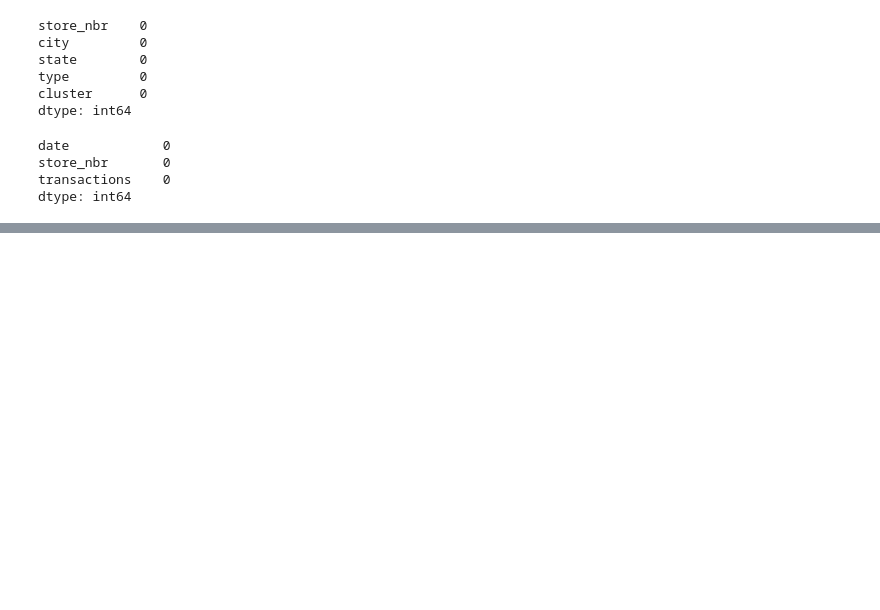
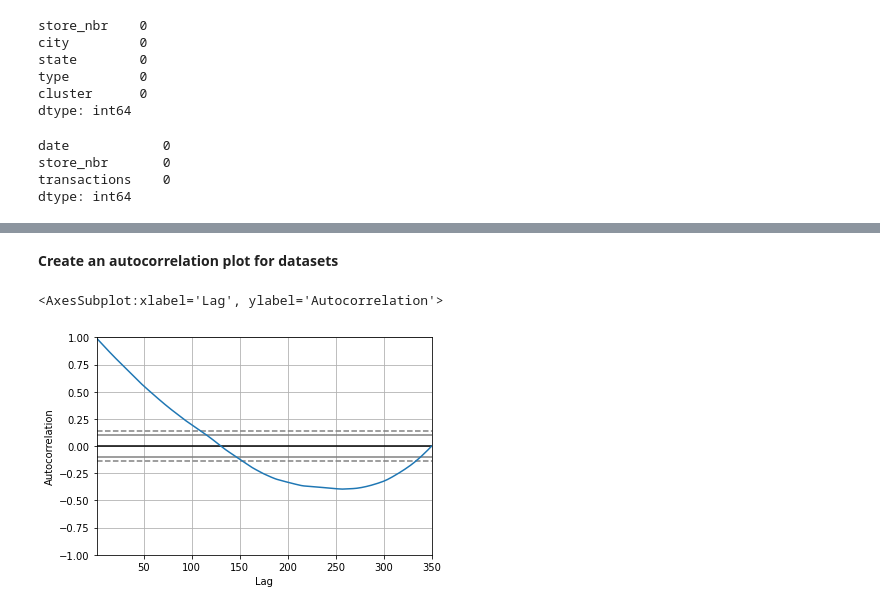
Before and after one commit to AleksandrMorozov123/Competition-on-kaggle-, a Jupyter notebook: time-series-forecasting-with-python.ipynb, the cells around one changed output, grey strips where cells are left out. Cells and saved outputs as stored; diff of their text form; code cells hidden in the pictures; blank space fills up the shorter version.

```diff
--- a/time-series-forecasting-with-python.ipynb
+++ b/time-series-forecasting-with-python.ipynb
@@ -136,0 +188,16 @@ dtype: int64
+# %% [markdown]
+**Create an autocorrelation plot for datasets**
+# %%
+# import autocorrelation plot function
+from pandas.plotting import autocorrelation_plot
+plt.figure ()
+
+# pass the autocorrelation argument and plot the values holiday
+import matplotlib.dates as mpl_dates
+holiday.reset_index(inplace=True)
+holiday ['date'] = holiday ['date'].apply(mpl_dates.date2num)
+holiday ['date'] = holiday ['date'].astype(float)
+autocorrelation_plot (holiday ['date'])
+# %% [output]
+<AxesSubplot:xlabel='Lag', ylabel='Autocorrelation'>
+[figure, added]
```
Also changed, not shown: parts of 9 cells of this notebook.
